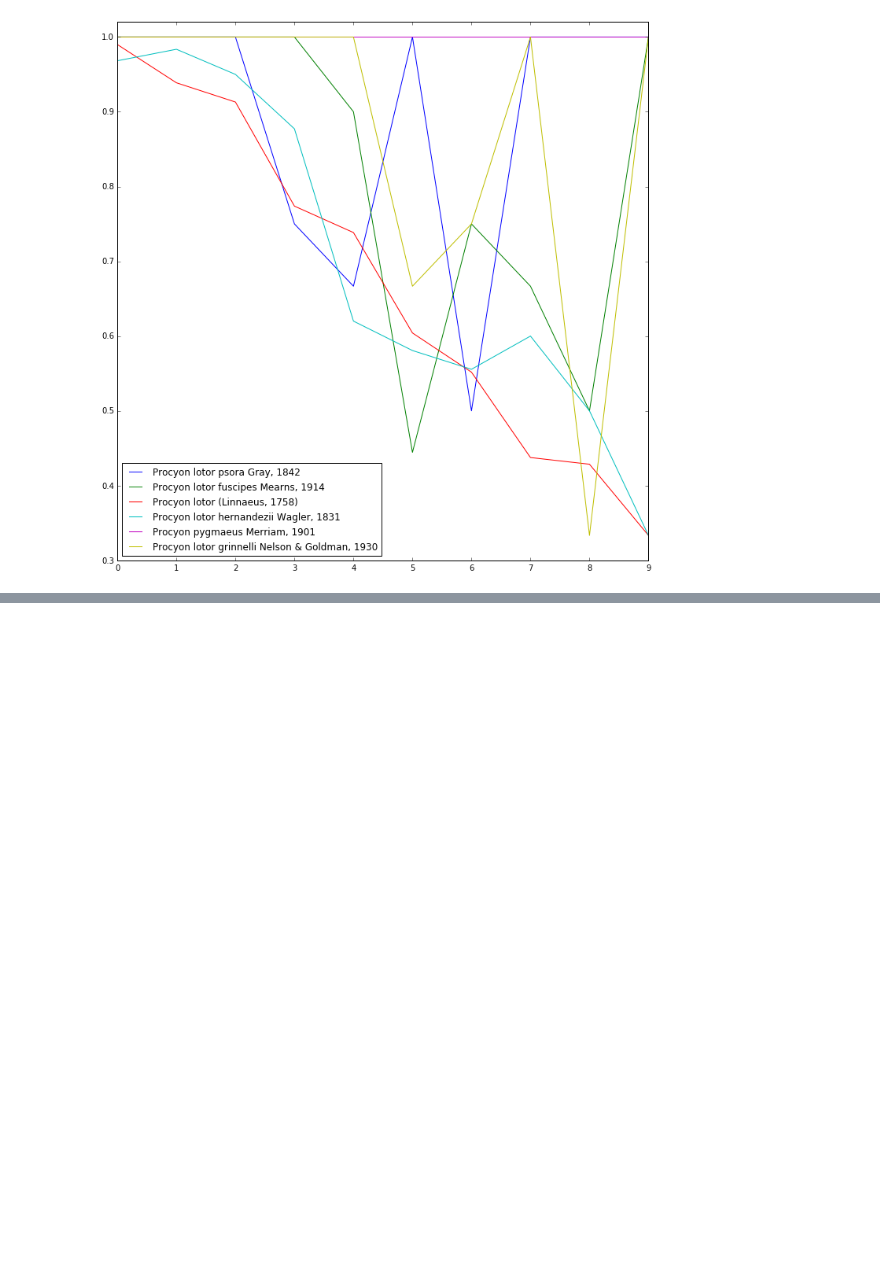
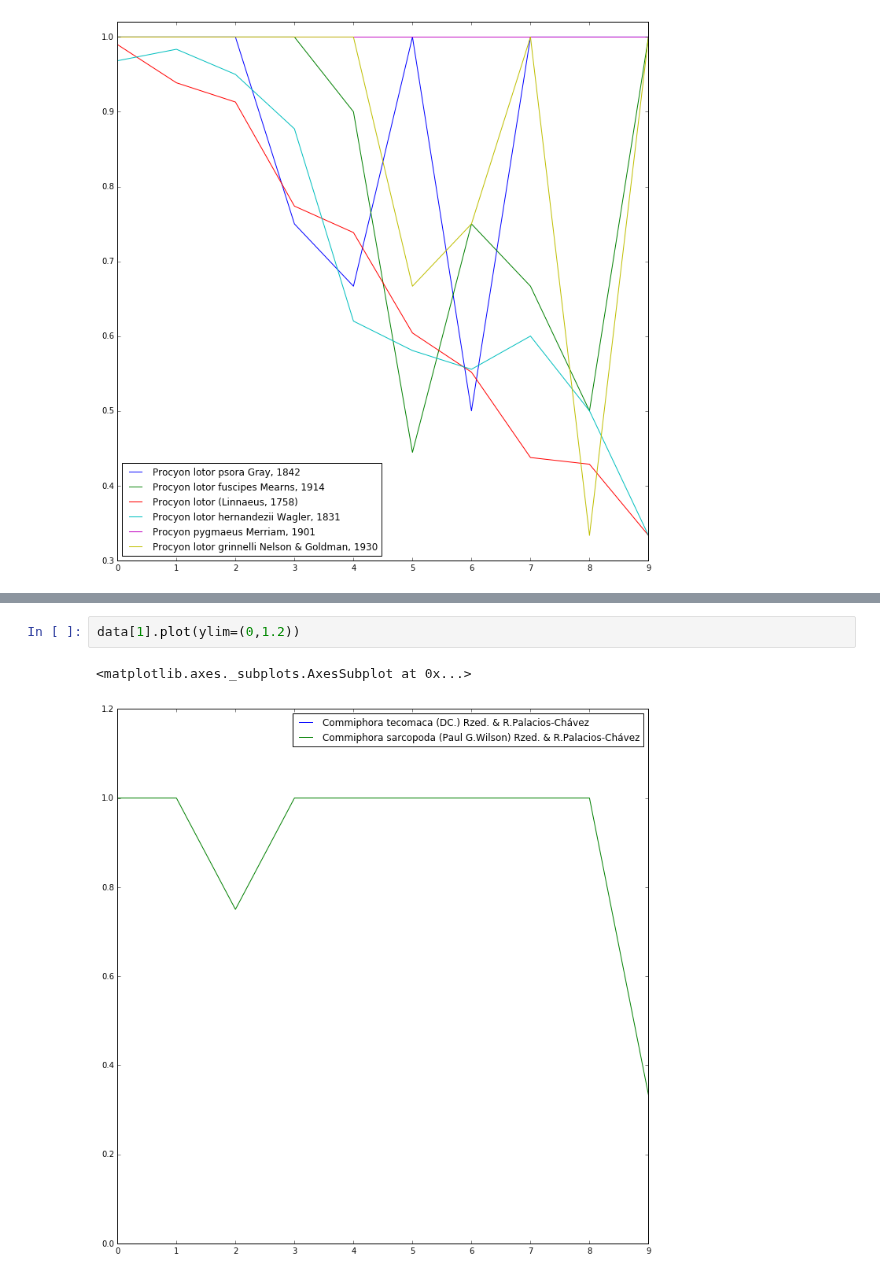
Before and after one commit to molgor/biospytial, a Jupyter notebook: ipython-notebooks/demos/Land Use Inegi 5.ipynb, the cells around one changed output, grey strips where cells are left out. Saved outputs shown, nothing was run; the diff lists cells and outputs as text; blank space fills up the shorter version.

```diff
--- a/ipython-notebooks/demos/Land Use Inegi 5.ipynb
+++ b/ipython-notebooks/demos/Land Use Inegi 5.ipynb
@@ -210,0 +239,5 @@ True
+# %%
+data[1].plot(ylim=(0,1.2))
+# %% [output]
+<matplotlib.axes._subplots.AxesSubplot at 0x...>
+[figure, added]
```
Also changed, not shown: parts of 47 cells of this notebook, 12 other files.
